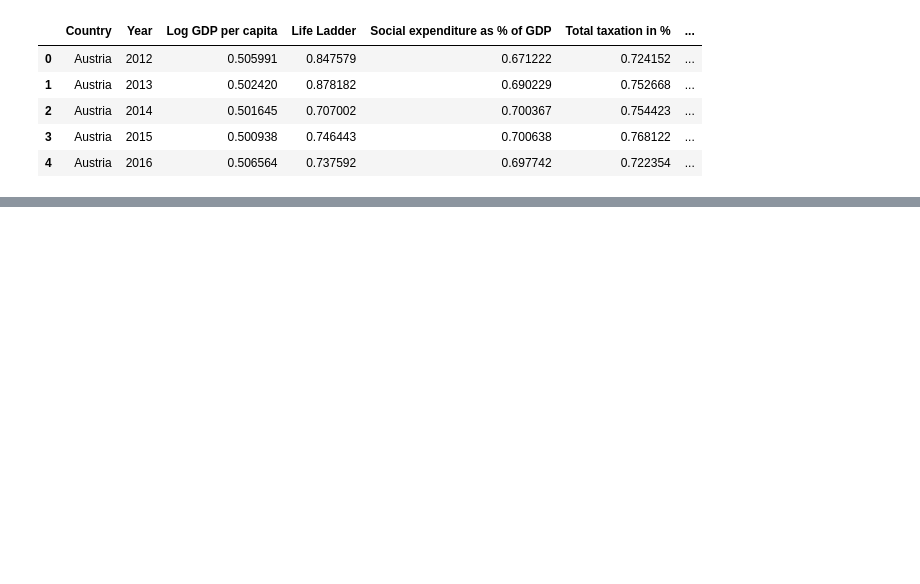
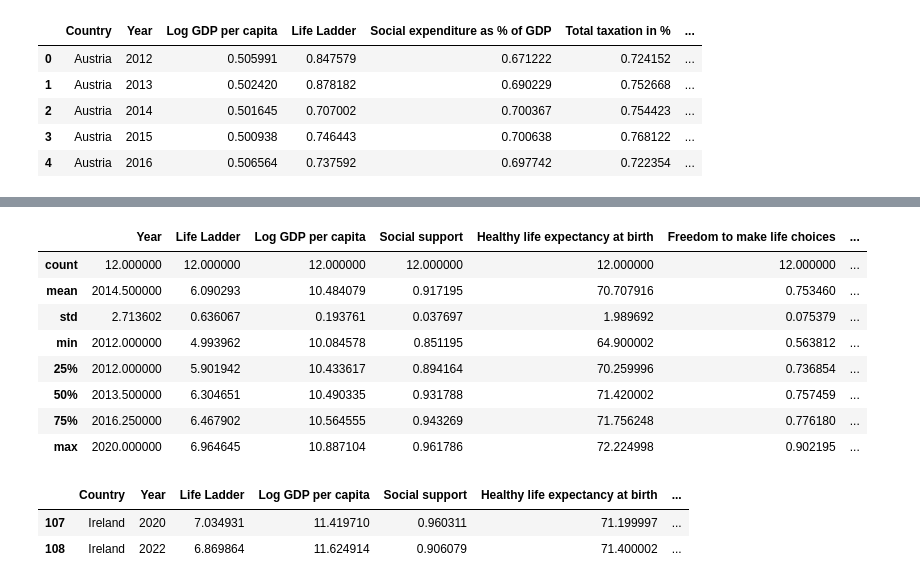
Before and after one commit to TRossen89/BI_Exam, a Jupyter notebook: all_data_df.ipynb, the cells around one changed output, grey strips where cells are left out. Drawn from its saved outputs; the diff is of its cells as text; code cells hidden in the pictures; blank space fills up the shorter version.

```diff
--- a/all_data_df.ipynb
+++ b/all_data_df.ipynb
@@ -403,0 +437,19 @@ memory usage: 18.0+ KB
+# %%
+unempl_out_df.describe()
+# %% [output]
+|  | Year | Life Ladder | Log GDP per capita | Social support | Healthy life expectancy at birth | Freedom to make life choices | ... |
+| count | 12.000000 | 12.000000 | 12.000000 | 12.000000 | 12.000000 | 12.000000 | ... |
+| mean | 2014.500000 | 6.090293 | 10.484079 | 0.917195 | 70.707916 | 0.753460 | ... |
+| std | 2.713602 | 0.636067 | 0.193761 | 0.037697 | 1.989692 | 0.075379 | ... |
+| min | 2012.000000 | 4.993962 | 10.084578 | 0.851195 | 64.900002 | 0.563812 | ... |
+| 25% | 2012.000000 | 5.901942 | 10.433617 | 0.894164 | 70.259996 | 0.736854 | ... |
+| 50% | 2013.500000 | 6.304651 | 10.490335 | 0.931788 | 71.420002 | 0.757459 | ... |
+| 75% | 2016.250000 | 6.467902 | 10.564555 | 0.943269 | 71.756248 | 0.776180 | ... |
+| max | 2020.000000 | 6.964645 | 10.887104 | 0.961786 | 72.224998 | 0.902195 | ... |
+# %%
+tax_out_df = dict_of_outliers_info["Total taxation in %"]["outliers"]
+tax_out_df.head()
+# %% [output]
+|  | Country | Year | Life Ladder | Log GDP per capita | Social support | Healthy life expectancy at birth | ... |
+| 107 | Ireland | 2020 | 7.034931 | 11.419710 | 0.960311 | 71.199997 | ... |
+| 108 | Ireland | 2022 | 6.869864 | 11.624914 | 0.906079 | 71.400002 | ... |
```
Also changed, not shown: parts of 28 cells of this notebook, 1 other file.
